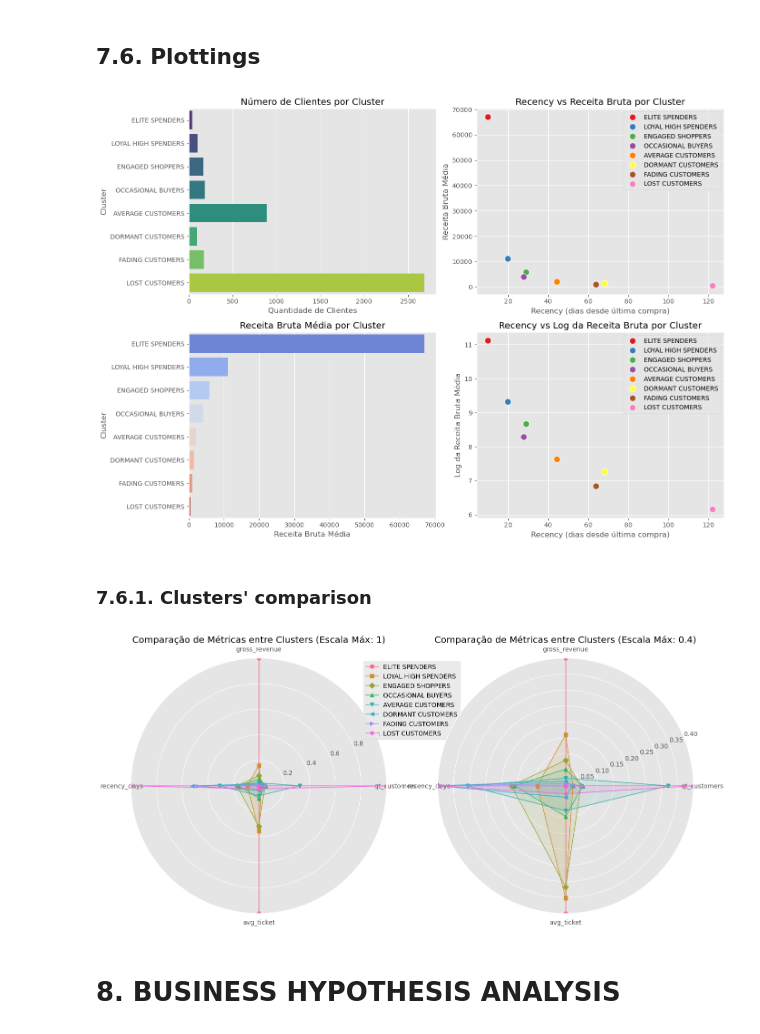
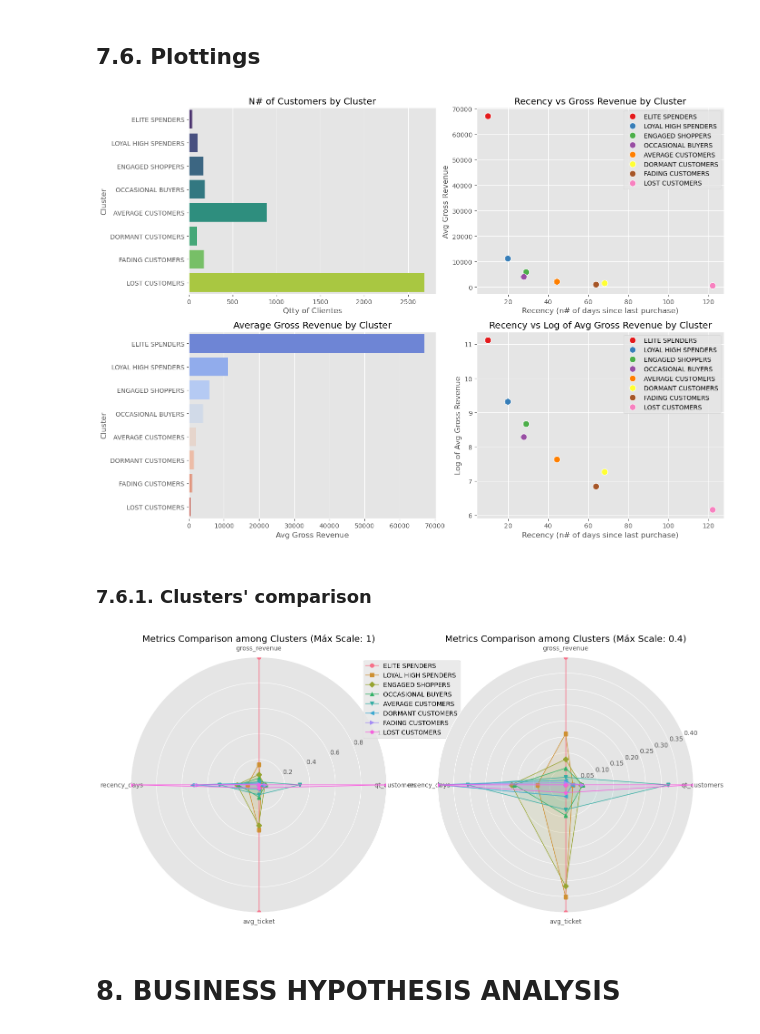
Before and after one commit to manoelmendonca/customers_clustering, a Jupyter notebook: notebooks/insider_customers.ipynb, the cells around one changed output. Saved outputs shown, nothing was run; the diff lists cells and outputs as text; code cells hidden in the pictures.

```diff
--- a/notebooks/insider_customers.ipynb
+++ b/notebooks/insider_customers.ipynb
@@ -3091,39 +3091,39 @@ df_cluster
 # %%
 # Criando a figura e os eixos
 fig, axes = plt.subplots(2, 2, figsize=(14, 10))
 
 # Gráfico 1: Número de Clientes por Cluster
 sns.barplot(ax=axes[0, 0], x="qt_customers", y="cluster_name", hue="cluster_name", data=df_cluster, palette="viridis")
-axes[0, 0].set_xlabel("Quantidade de Clientes")
+axes[0, 0].set_xlabel("Qtty of Clientes")
 axes[0, 0].set_ylabel("Cluster")
-axes[0, 0].set_title("Número de Clientes por Cluster")
+axes[0, 0].set_title("N# of Customers by Cluster")
 axes[0, 0].legend().remove()
 
 # Gráfico 2: Receita Bruta por Cluster
 sns.barplot(ax=axes[1, 0], x="gross_revenue", y="cluster_name", data=df_cluster, hue="cluster_name", palette="coolwarm", legend=False)
-axes[1, 0].set_xlabel("Receita Bruta Média")
+axes[1, 0].set_xlabel("Avg Gross Revenue")
 axes[1, 0].set_ylabel("Cluster")
-axes[1, 0].set_title("Receita Bruta Média por Cluster")
+axes[1, 0].set_title("Average Gross Revenue by Cluster")
 
 # Gráfico 3: Scatter Plot - Recency vs Receita Bruta
 sns.scatterplot(ax=axes[0, 1], x="recency_days", y="gross_revenue", hue="cluster_name", data=df_cluster, palette="Set1", s=100)
-axes[0, 1].set_xlabel("Recency (dias desde última compra)")
-axes[0, 1].set_ylabel("Receita Bruta Média")
-axes[0, 1].set_title("Recency vs Receita Bruta por Cluster")
+axes[0, 1].set_xlabel("Recency (n# of days since last purchase)")
+axes[0, 1].set_ylabel("Avg Gross Revenue")
+axes[0, 1].set_title("Recency vs Gross Revenue by Cluster")
 axes[0, 1].legend(bbox_to_anchor=(1, 1))
 
 # Gráfico 4: Scatter Plot - Recency vs Log da Receita Bruta
 sns.scatterplot(ax=axes[1, 1], x="recency_days", y=np.log1p(df_cluster["gross_revenue"]), hue="cluster_name", data=df_cluster, palette="Set1", s=100)
-axes[1, 1].set_xlabel("Recency (dias desde última compra)")
-axes[1, 1].set_ylabel("Log da Receita Bruta Média")
-axes[1, 1].set_title("Recency vs Log da Receita Bruta por Cluster")
+axes[1, 1].set_xlabel("Recency (n# of days since last purchase)")
+axes[1, 1].set_ylabel("Log of Avg Gross Revenue")
+axes[1, 1].set_title("Recency vs Log of Avg Gross Revenue by Cluster")
 axes[1, 1].legend(bbox_to_anchor=(1, 1))
 
 # Ajuste do layout para melhor visualização
 plt.tight_layout()
 plt.show()
 # %% [output]
-[figure, old version]
+[figure, new version]
 # %% [markdown]
 ### 7.6.1. Clusters' comparison
 # %%
@@ -3153,7 +3153,7 @@ for i, row in df_scaled.iterrows():
 ax.set_xticks(angles[:-1])
 ax.set_xticklabels(columns_to_scale)
 ax.set_ylim(0, 1)
-ax.set_title("Comparação de Métricas entre Clusters (Escala Máx: 1)")
+ax.set_title("Metrics Comparison among Clusters (Máx Scale: 1)")
 ax.legend(loc='upper right', bbox_to_anchor=(1.3, 1))
 
 # Plot do radar com limite de 0.4
@@ -3166,12 +3166,12 @@ for i, row in df_scaled_limited.iterrows():
 ax.set_xticks(angles[:-1])
 ax.set_xticklabels(columns_to_scale)
 ax.set_ylim(0, 0.4)
-ax.set_title("Comparação de Métricas entre Clusters (Escala Máx: 0.4)")
+ax.set_title("Metrics Comparison among Clusters (Máx Scale: 0.4)")
 #ax.legend(loc='upper right', bbox_to_anchor=(1.3, 1))
 
 plt.show()
 # %% [output]
-[figure, old version]
+[figure, new version]
 # %% [markdown]
 # 8. BUSINESS HYPOTHESIS ANALYSIS
 # %% [markdown]
```
Also changed, not shown: parts of 5 cells of this notebook.
